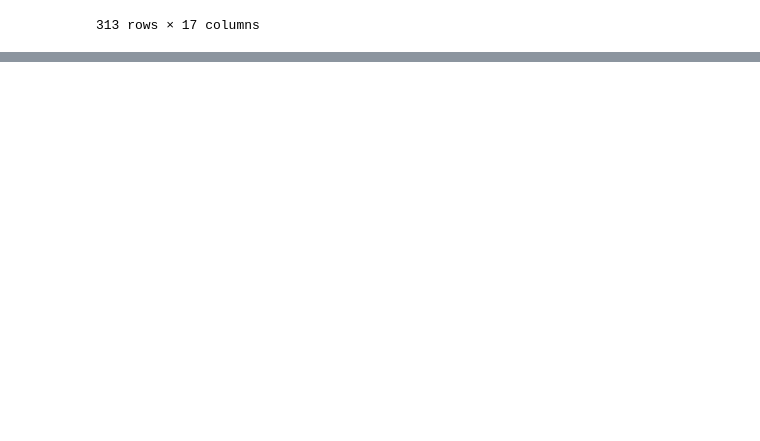
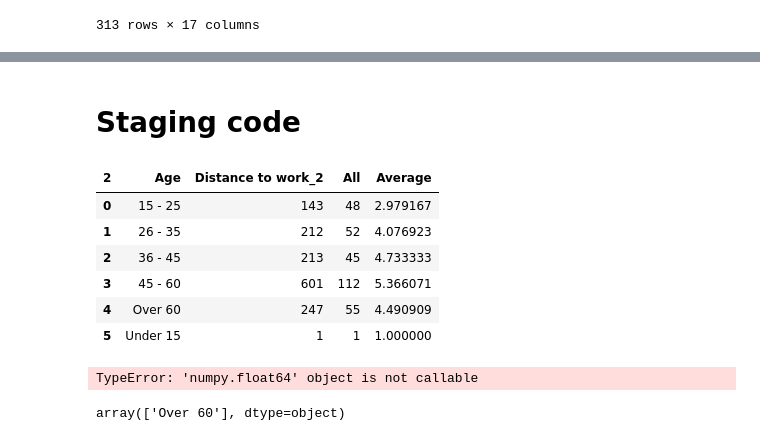
Before and after one commit to Tobiaskurland/data-science-mandatory-2, a Jupyter notebook: transport.ipynb, the cells around one changed output, grey strips where cells are left out. Saved outputs shown, nothing was run; the diff lists cells and outputs as text; code cells hidden in the pictures; blank space fills up the shorter version.

```diff
--- a/transport.ipynb
+++ b/transport.ipynb
@@ -132,0 +224,70 @@ See the caveats in the documentation: https://pandas.pydata.org/pandas-docs/stab
+# %% [markdown]
+# Staging code
+# %%
+XX, y = convert_string_to_int(df, ["Distance to work", "Age"], "Age")
+XX["All"] = 1
+X = XX.drop(columns=["Distance to work", "Age_2"])
+
+Y = X.groupby(["Age"], as_index=False)["All"].count()
+X = X.groupby(["Age"], as_index=False)["Distance to work_2"].sum()
+
+X = pd.merge(X, Y, left_on="Age", right_on="Age", how='inner')
+
+X["Average"] = X["Distance to work_2"] / X["All"]
+plt.scatter(X["Age"], X["Average"])
+# %% [output]
+| 2 | Age | Distance to work_2 | All | Average |
+| 0 | 15 - 25 | 143 | 48 | 2.979167 |
+| 1 | 26 - 35 | 212 | 52 | 4.076923 |
+| 2 | 36 - 45 | 213 | 45 | 4.733333 |
+| 3 | 45 - 60 | 601 | 112 | 5.366071 |
+| 4 | Over 60 | 247 | 55 | 4.490909 |
+| 5 | Under 15 | 1 | 1 | 1.000000 |
+# %%
+X = df[["City", "Civil status"]]
+
+conditions = [
+    (X["City"]=="Big city"),
+    (X["City"]=="Suburb"),
+    (X["City"]=="Country")]
+choices = [1,2,3]
+X["City_2"] = np.select(conditions, choices)
+
+conditions_1 = [
+    (X["Civil status"]=="Single"),
+    (X["Civil status"]=="In relationship"),
+    (X["Civil status"]=="Dont know")]
+choices_1 = [1,2,3]
+X["Civil status 2"] = np.select(conditions_1, choices_1)
+X = X.drop(columns=["City", "Civil status"])
+
+## CIVIL STATUS
+# 1 = single
+# 2 = In relationship
+# 3 = Dont know
+
+
+## City
+# 1 = Big City
+# 2 = Suburb
+# 3 = Country
+
+
+y = df["Age"]
+
+X_train, X_test, y_train, y_test = train_test_split(X, y, test_size=0.1)
+
+model = DecisionTreeClassifier()
+model.fit(X_train, y_train)
+predictions = model.predict(X_test)
+
+score = accuracy_score(y_test, predictions)
+score
+# %% [output]
+TypeError: 'numpy.float64' object is not callable
+# %%
+model.fit(X, y)
+prediction_2 = model.predict([[3, 1]])
+prediction_2
+# %% [output]
+array(['Over 60'], dtype=object)
```
Also changed, not shown: parts of 12 cells of this notebook, 2 other files.
